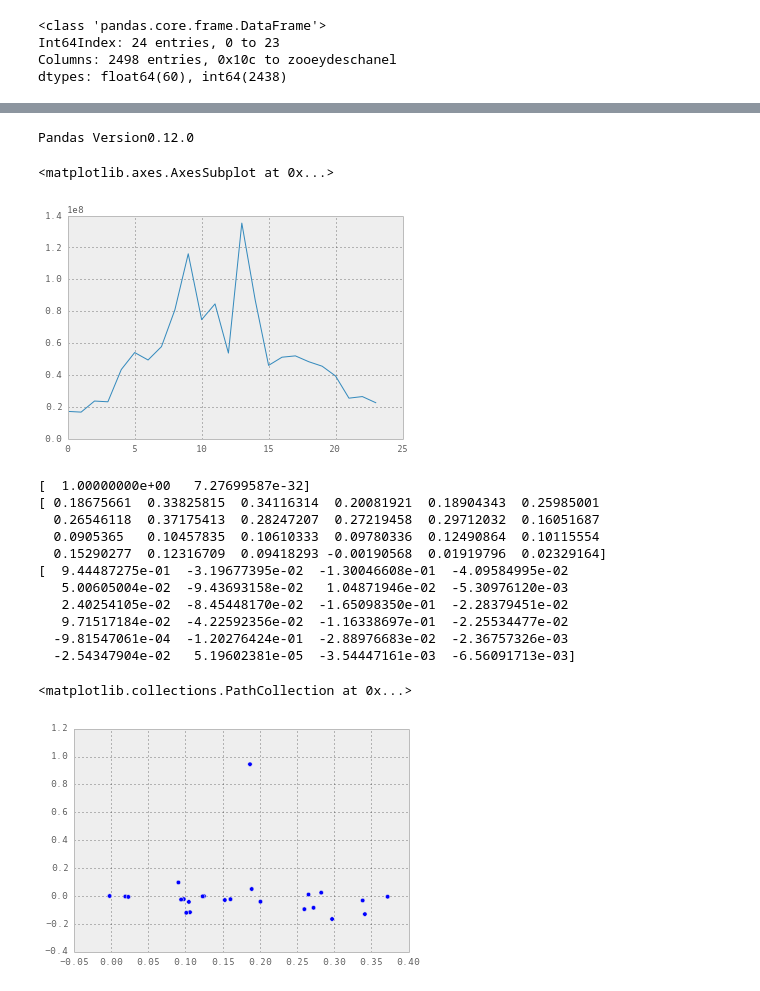
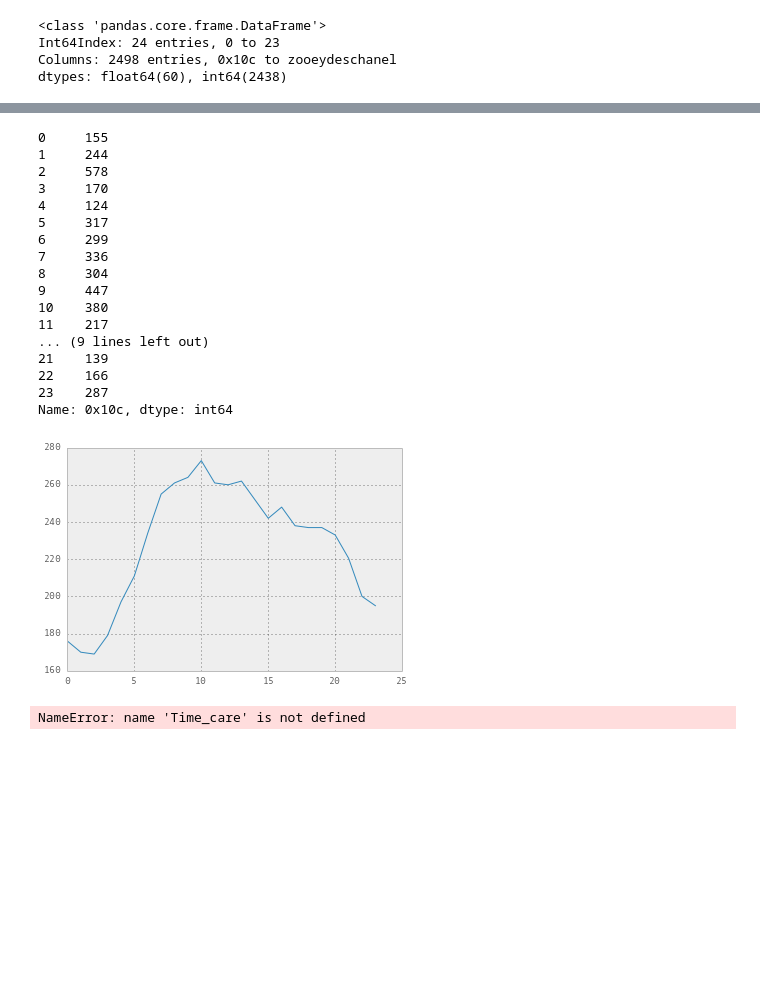
Before and after one commit to grepJimmyGu/capstone, a Jupyter notebook: Project.ipynb, the cells around one changed output, grey strips where cells are left out. Saved outputs shown, nothing was run; the diff lists cells and outputs as text; code cells hidden in the pictures; blank space fills up the shorter version.

```diff
--- a/Project.ipynb
+++ b/Project.ipynb
@@ -125,4 +142,0 @@ test = pd.DataFrame({'Hello': range(24)})
-# %%
-print 'Pandas Version' + pd.__version__
-# %% [output]
-Pandas Version0.12.0
@@ -136,36 +143,44 @@ Pandas Version0.12.0
 # %%
-Time_care.T.var().plot(kind = 'line')
-# Time_care.T.boxplot()
+Time_care.T.median().plot(kind = 'line')
+# print Time_care.T.max()
+# print Time_care.T.min()
+
 #plt.scatter(range(2498), Time_care.loc[0][1:])
 # plt.scatter(range(2498), Time_care.loc[23][1:])
 #plt.scatter(range(2498), Time_care.loc[2][1:])
 #plt.scatter(range(2498), Time_care.loc[10][1:])
 # %% [output]
-<matplotlib.axes.AxesSubplot at 0x...>
+0     155
+1     244
+2     578
+3     170
+4     124
+5     317
+6     299
+7     336
+8     304
+9     447
+10    380
+11    217
+... (9 lines left out)
+21    139
+22    166
+23    287
+Name: 0x10c, dtype: int64
-[figure, old version]
+[figure, new version]
 # %%
 import numpy as np
 from sklearn.decomposition import PCA
-pca = PCA(n_components=2)
+#pca = PCA(n_components=2)
 # np.array(Time_count.columns())
 # Time_score = Time_score.drop('Time_Interval', axis = 1)
-pca.fit(np.array(Time_score.T))
-print pca.explained_variance_ratio_
-print pca.components_[0]
-print pca.components_[1]
+#pca.fit(np.array(Time_.T))
+#print pca.explained_variance_ratio_
+#print pca.components_[0]
+#print pca.components_[1]
 # print pca.transform
-plt.scatter(pca.components_[0], pca.components_[1])
+#plt.scatter(pca.components_[0], pca.components_[1])
-# %% [output]
-[  1.00000000e+00   7.27699587e-32]
-[ 0.18675661  0.33825815  0.34116314  0.20081921  0.18904343  0.25985001
-  0.26546118  0.37175413  0.28247207  0.27219458  0.29712032  0.16051687
-  0.0905365   0.10457835  0.10610333  0.09780336  0.12490864  0.10115554
-  0.15290277  0.12316709  0.09418293 -0.00190568  0.01919796  0.02329164]
-[  9.44487275e-01  -3.19677395e-02  -1.30046608e-01  -4.09584995e-02
-   5.00605004e-02  -9.43693158e-02   1.04871946e-02  -5.30976120e-03
-   2.40254105e-02  -8.45448170e-02  -1.65098350e-01  -2.28379451e-02
-   9.71517184e-02  -4.22592356e-02  -1.16338697e-01  -2.25534477e-02
-  -9.81547061e-04  -1.20276424e-01  -2.88976683e-02  -2.36757326e-03
-  -2.54347904e-02   5.19602381e-05  -3.54447161e-03  -6.56091713e-03]
-<matplotlib.collections.PathCollection at 0x...>
-[figure, removed]
+# %%
+Time_care
+# %% [output]
+NameError: name 'Time_care' is not defined
```
Also changed, not shown: parts of 14 cells of this notebook.
